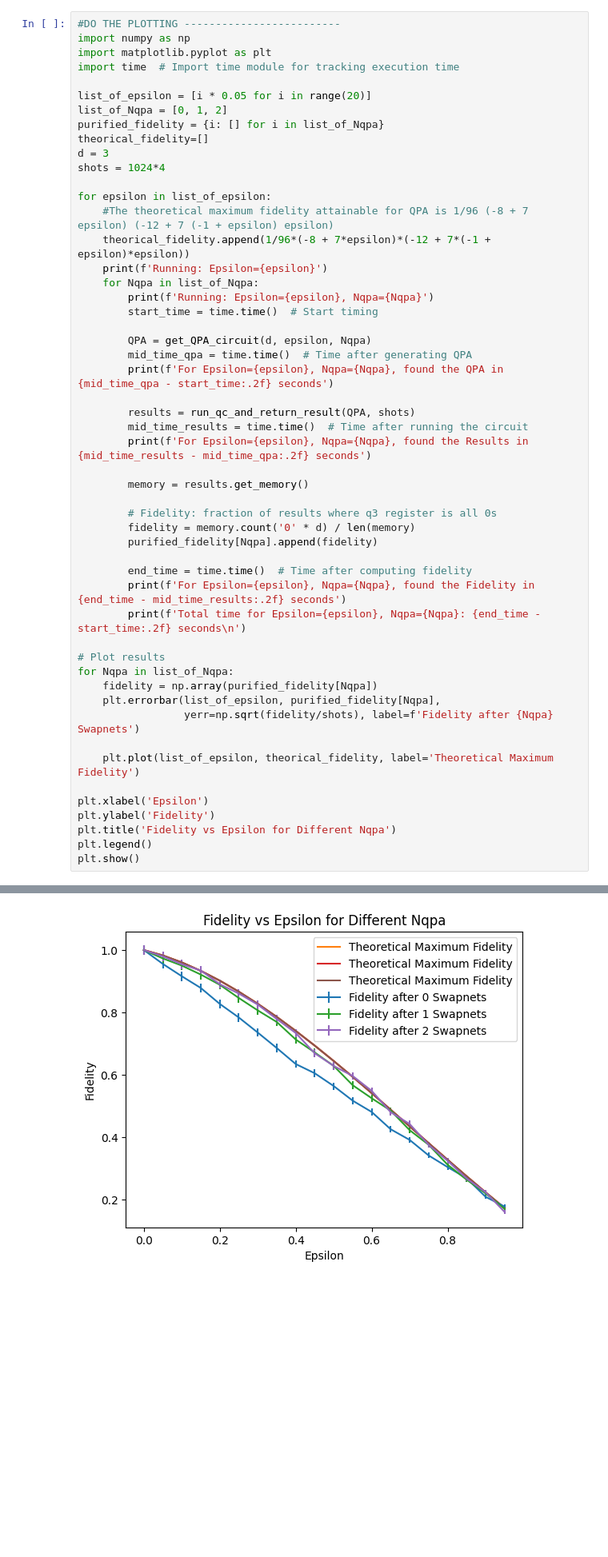
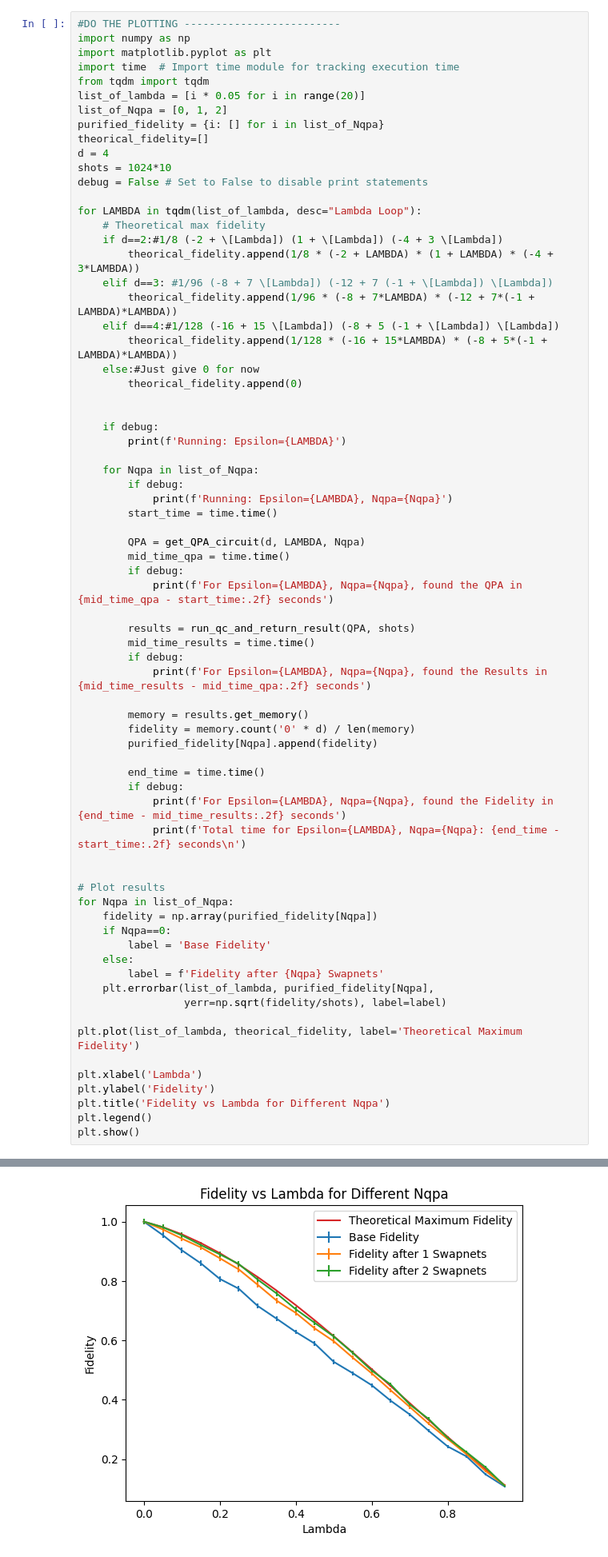
Before and after one commit to qoan-projects/OQPA, a Jupyter notebook: QPA_with_AER.ipynb, the cells around one changed output, grey strips where cells are left out. Shown at 80% size. Saved outputs shown, nothing was run; the diff lists cells and outputs as text; blank space fills up the shorter version.

```diff
--- a/QPA_with_AER.ipynb
+++ b/QPA_with_AER.ipynb
@@ -263,51 +233,70 @@ print(memory)
 import numpy as np
 import matplotlib.pyplot as plt
 import time  # Import time module for tracking execution time
-
-list_of_epsilon = [i * 0.05 for i in range(20)]
+from tqdm import tqdm
+list_of_lambda = [i * 0.05 for i in range(20)]
 list_of_Nqpa = [0, 1, 2]
 purified_fidelity = {i: [] for i in list_of_Nqpa}
 theorical_fidelity=[]
-d = 3
-shots = 1024*4
+d = 4
+shots = 1024*10
+debug = False # Set to False to disable print statements
 
-for epsilon in list_of_epsilon:
-    #The theoretical maximum fidelity attainable for QPA is 1/96 (-8 + 7 epsilon) (-12 + 7 (-1 + epsilon) epsilon)
-    theorical_fidelity.append(1/96*(-8 + 7*epsilon)*(-12 + 7*(-1 + epsilon)*epsilon))
-    print(f'Running: Epsilon={epsilon}')
+for LAMBDA in tqdm(list_of_lambda, desc="Lambda Loop"):
+    # Theoretical max fidelity
+    if d==2:#1/8 (-2 + \[Lambda]) (1 + \[Lambda]) (-4 + 3 \[Lambda])
+        theorical_fidelity.append(1/8 * (-2 + LAMBDA) * (1 + LAMBDA) * (-4 + 3*LAMBDA))
+    elif d==3: #1/96 (-8 + 7 \[Lambda]) (-12 + 7 (-1 + \[Lambda]) \[Lambda])
+        theorical_fidelity.append(1/96 * (-8 + 7*LAMBDA) * (-12 + 7*(-1 + LAMBDA)*LAMBDA))
+    elif d==4:#1/128 (-16 + 15 \[Lambda]) (-8 + 5 (-1 + \[Lambda]) \[Lambda])
+        theorical_fidelity.append(1/128 * (-16 + 15*LAMBDA) * (-8 + 5*(-1 + LAMBDA)*LAMBDA))
+    else:#Just give 0 for now
+        theorical_fidelity.append(0)
+
+
+    if debug:
+        print(f'Running: Epsilon={LAMBDA}')
+
     for Nqpa in list_of_Nqpa:
-        print(f'Running: Epsilon={epsilon}, Nqpa={Nqpa}')
-        start_time = time.time()  # Start timing
+        if debug:
+            print(f'Running: Epsilon={LAMBDA}, Nqpa={Nqpa}')
+        start_time = time.time()
 
-        QPA = get_QPA_circuit(d, epsilon, Nqpa)
-        mid_time_qpa = time.time()  # Time after generating QPA
-        print(f'For Epsilon={epsilon}, Nqpa={Nqpa}, found the QPA in {mid_time_qpa - start_time:.2f} seconds')
+        QPA = get_QPA_circuit(d, LAMBDA, Nqpa)
+        mid_time_qpa = time.time()
+        if debug:
+            print(f'For Epsilon={LAMBDA}, Nqpa={Nqpa}, found the QPA in {mid_time_qpa - start_time:.2f} seconds')
 
         results = run_qc_and_return_result(QPA, shots)
-        mid_time_results = time.time()  # Time after running the circuit
-        print(f'For Epsilon={epsilon}, Nqpa={Nqpa}, found the Results in {mid_time_results - mid_time_qpa:.2f} seconds')
+        mid_time_results = time.time()
+        if debug:
+            print(f'For Epsilon={LAMBDA}, Nqpa={Nqpa}, found the Results in {mid_time_results - mid_time_qpa:.2f} seconds')
 
         memory = results.get_memory()
-
-        # Fidelity: fraction of results where q3 register is all 0s
         fidelity = memory.count('0' * d) / len(memory)
         purified_fidelity[Nqpa].append(fidelity)
 
-        end_time = time.time()  # Time after computing fidelity
-        print(f'For Epsilon={epsilon}, Nqpa={Nqpa}, found the Fidelity in {end_time - mid_time_results:.2f} seconds')
-        print(f'Total time for Epsilon={epsilon}, Nqpa={Nqpa}: {end_time - start_time:.2f} seconds\n')
+        end_time = time.time()
+        if debug:
+            print(f'For Epsilon={LAMBDA}, Nqpa={Nqpa}, found the Fidelity in {end_time - mid_time_results:.2f} seconds')
+            print(f'Total time for Epsilon={LAMBDA}, Nqpa={Nqpa}: {end_time - start_time:.2f} seconds\n')
+
 
 # Plot results
 for Nqpa in list_of_Nqpa:
     fidelity = np.array(purified_fidelity[Nqpa])
-    plt.errorbar(list_of_epsilon, purified_fidelity[Nqpa],
-                 yerr=np.sqrt(fidelity/shots), label=f'Fidelity after {Nqpa} Swapnets')
+    if Nqpa==0:
+        label = 'Base Fidelity'
+    else:
+        label = f'Fidelity after {Nqpa} Swapnets'
+    plt.errorbar(list_of_lambda, purified_fidelity[Nqpa],
+                 yerr=np.sqrt(fidelity/shots), label=label)
 
-    plt.plot(list_of_epsilon, theorical_fidelity, label='Theoretical Maximum Fidelity')
+plt.plot(list_of_lambda, theorical_fidelity, label='Theoretical Maximum Fidelity')
 
-plt.xlabel('Epsilon')
+plt.xlabel('Lambda')
 plt.ylabel('Fidelity')
-plt.title('Fidelity vs Epsilon for Different Nqpa')
+plt.title('Fidelity vs Lambda for Different Nqpa')
 plt.legend()
 plt.show()
 # %% [output]
@@ -331 +303 @@ Total time for Epsilon=0.9500000000000001, Nqpa=2: 5.84 seconds
-[figure, old version]
+[figure, new version]
```
Also changed, not shown: parts of 6 cells of this notebook.
